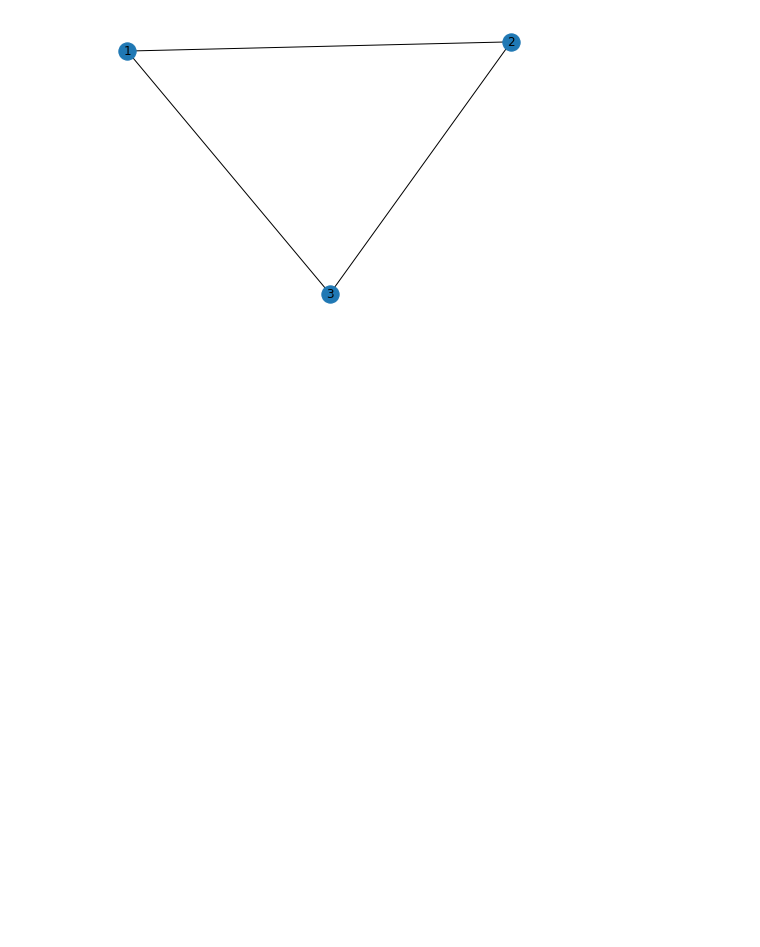
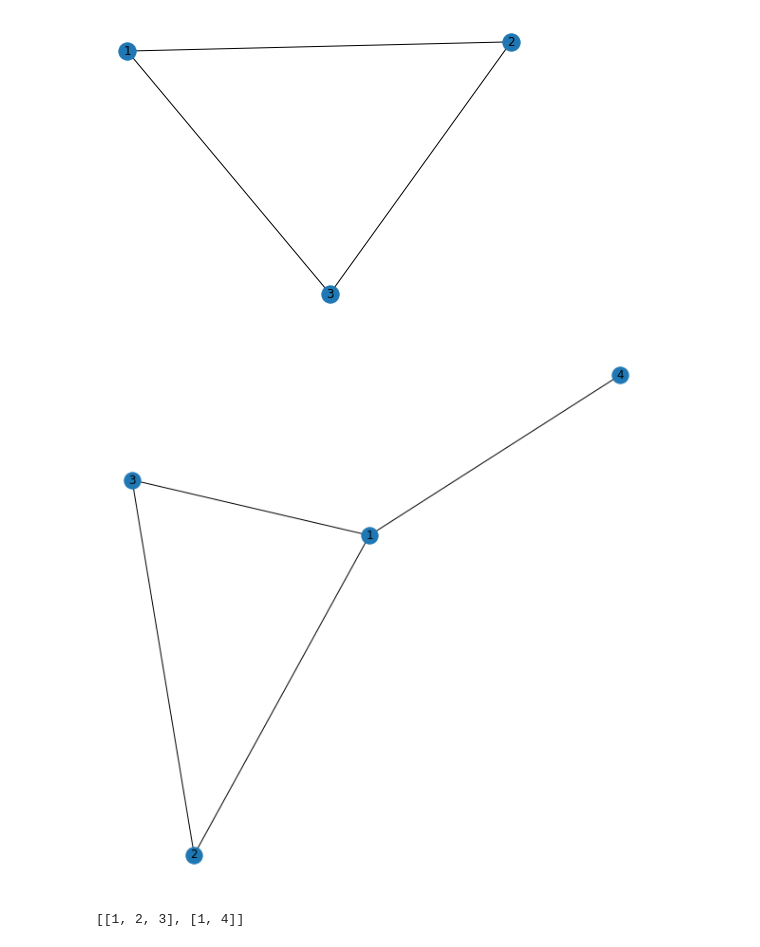
Before and after one commit to fabioba/NetworkX, a Jupyter notebook: Test.ipynb, the cells around one changed output. Cells and saved outputs as stored; diff of their text form; code cells hidden in the pictures; blank space fills up the shorter version.

Commit message:
create clique

```diff
--- a/Test.ipynb
+++ b/Test.ipynb
@@ -31,3 +37,17 @@ nx.draw(G,with_labels=True)
 plt.show()
 # %% [output]
 [figure]
+# %%
+G.add_node(4)
+G.add_edge(1,4)
+# %%
+fig=plt.figure(figsize=(8,8))
+nx.draw(G,with_labels=True)
+plt.show()
+# %% [output]
+[figure, added]
+# %%
+#return the maximal clique for each node
+[item for item in clq.find_cliques(G)]
+# %% [output]
+[[1, 2, 3], [1, 4]]
```
Also changed, not shown: parts of 8 cells of this notebook.
